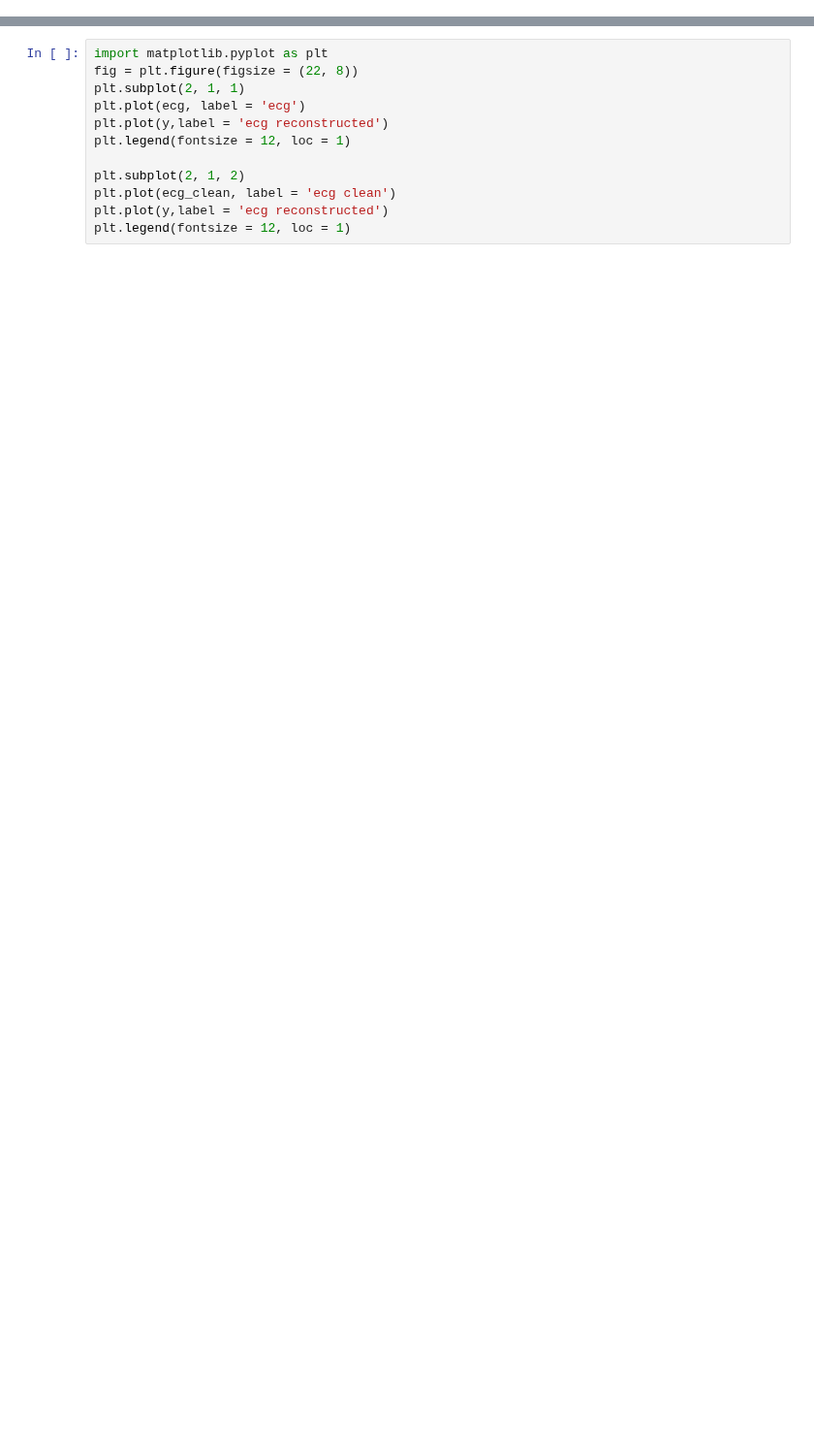
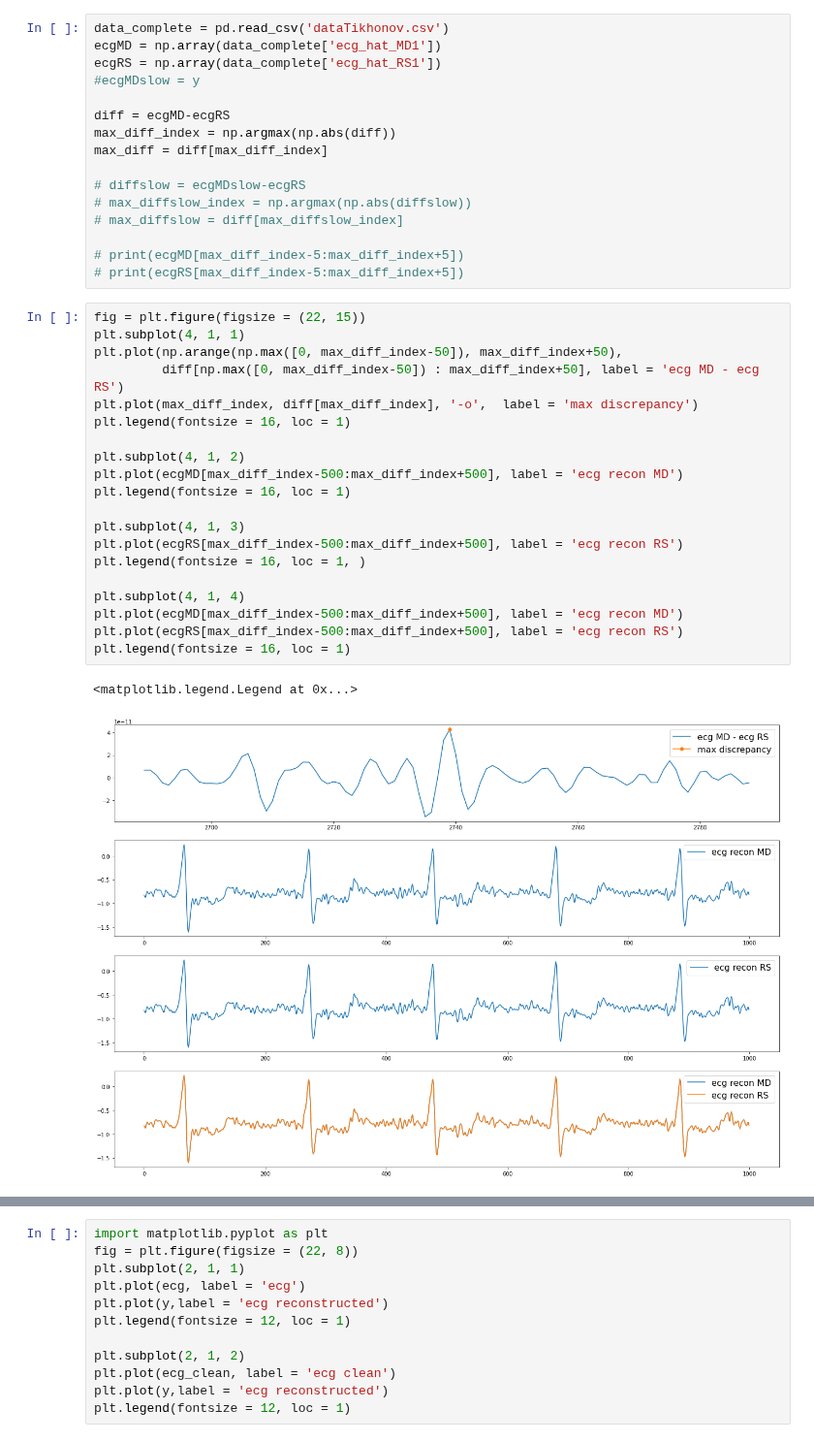
Before and after one commit to alphanumericslab/OSET, a Jupyter notebook: Python3/testPrograms/testTikhonovRegularizationMD.ipynb, the cells around one changed output, grey strips where cells are left out. Shown at 97% size. Saved outputs shown, nothing was run; the diff lists cells and outputs as text; blank space fills up the shorter version.

```diff
--- a/Python3/testPrograms/testTikhonovRegularizationMD.ipynb
+++ b/Python3/testPrograms/testTikhonovRegularizationMD.ipynb
@@ -34,0 +79,39 @@ print('Lambda = ', Lambda)
+# %%
+data_complete = pd.read_csv('dataTikhonov.csv')
+ecgMD = np.array(data_complete['ecg_hat_MD1'])
+ecgRS = np.array(data_complete['ecg_hat_RS1'])
+#ecgMDslow = y
+
+diff = ecgMD-ecgRS
+max_diff_index = np.argmax(np.abs(diff))
+max_diff = diff[max_diff_index]
+
+# diffslow = ecgMDslow-ecgRS
+# max_diffslow_index = np.argmax(np.abs(diffslow))
+# max_diffslow = diff[max_diffslow_index]
+
+# print(ecgMD[max_diff_index-5:max_diff_index+5])
+# print(ecgRS[max_diff_index-5:max_diff_index+5])
+# %%
+fig = plt.figure(figsize = (22, 15))
+plt.subplot(4, 1, 1)
+plt.plot(np.arange(np.max([0, max_diff_index-50]), max_diff_index+50),
+         diff[np.max([0, max_diff_index-50]) : max_diff_index+50], label = 'ecg MD - ecg RS')
+plt.plot(max_diff_index, diff[max_diff_index], '-o',  label = 'max discrepancy')
+plt.legend(fontsize = 16, loc = 1)
+
+plt.subplot(4, 1, 2)
+plt.plot(ecgMD[max_diff_index-500:max_diff_index+500], label = 'ecg recon MD')
+plt.legend(fontsize = 16, loc = 1)
+
+plt.subplot(4, 1, 3)
+plt.plot(ecgRS[max_diff_index-500:max_diff_index+500], label = 'ecg recon RS')
+plt.legend(fontsize = 16, loc = 1, )
+
+plt.subplot(4, 1, 4)
+plt.plot(ecgMD[max_diff_index-500:max_diff_index+500], label = 'ecg recon MD')
+plt.plot(ecgRS[max_diff_index-500:max_diff_index+500], label = 'ecg recon RS')
+plt.legend(fontsize = 16, loc = 1)
+# %% [output]
+<matplotlib.legend.Legend at 0x...>
+[figure, added]
```
Also changed, not shown: parts of 10 cells of this notebook, 3 other files.
